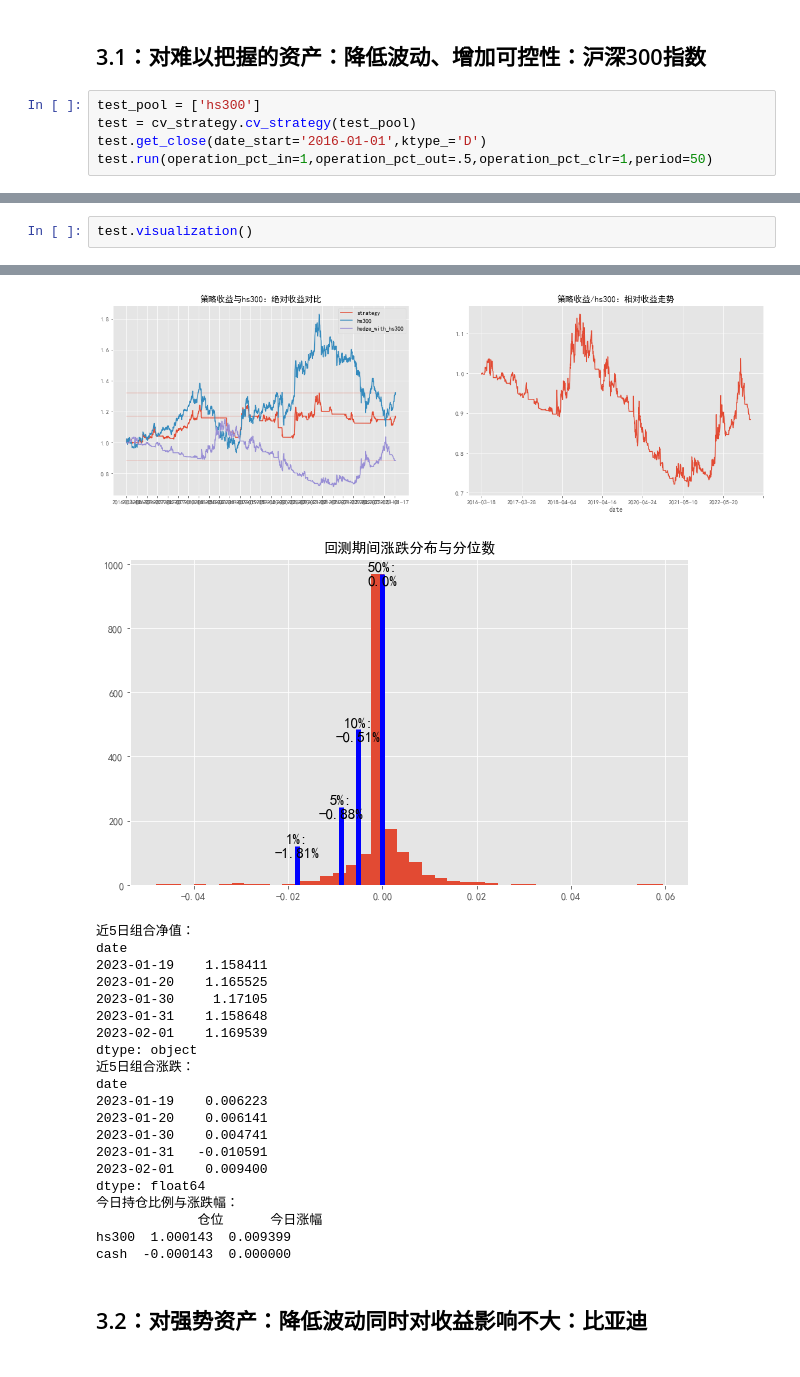
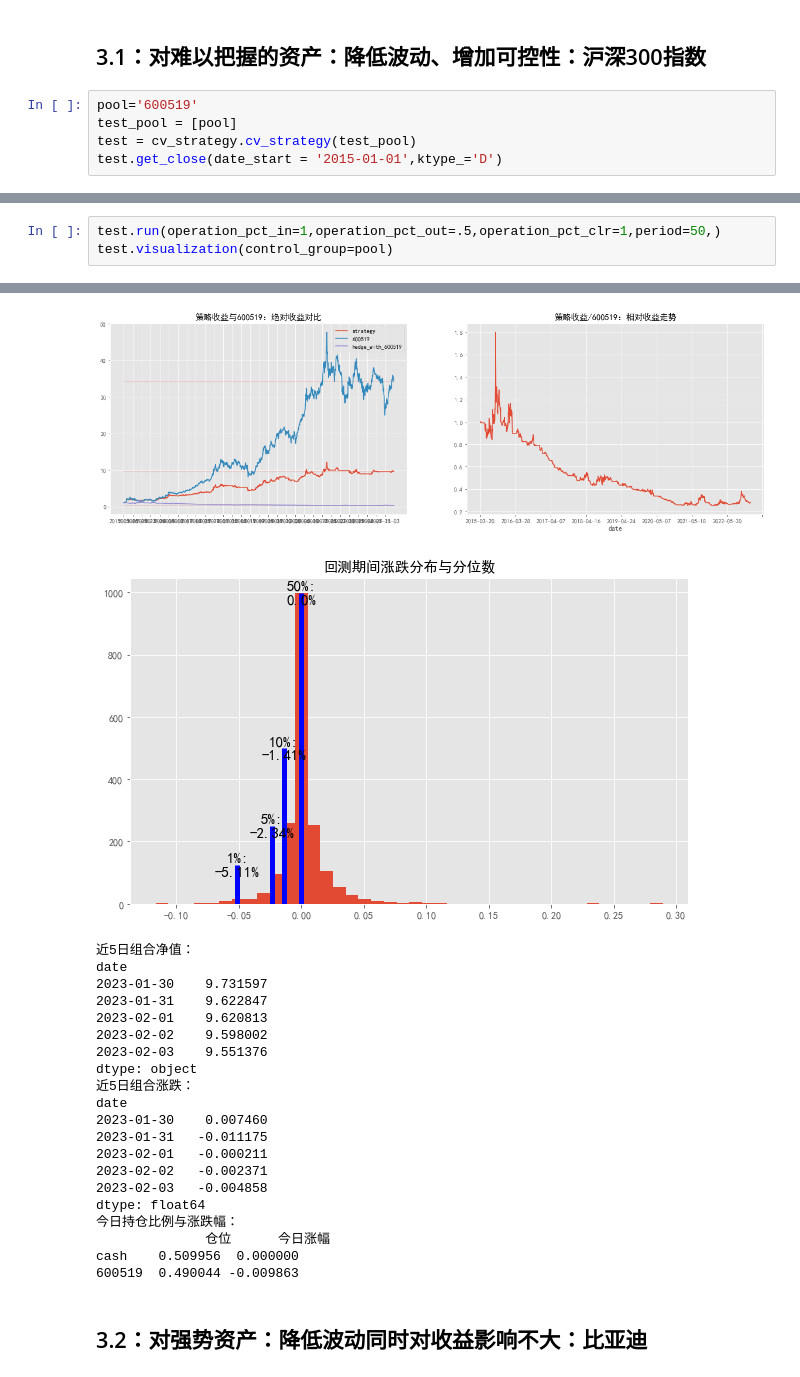
Before and after one commit to jwli601/stocks_stories, a Jupyter notebook: cv_strategy_intro.ipynb, the cells around one changed output, grey strips where cells are left out. Saved outputs shown, nothing was run; the diff lists cells and outputs as text.

```diff
--- a/cv_strategy_intro.ipynb
+++ b/cv_strategy_intro.ipynb
@@ -133,8 +136,8 @@ plt.show()
 # %% [markdown]
 ## 3.1：对难以把握的资产：降低波动、增加可控性：沪深300指数
 # %%
-test_pool = ['hs300']
+pool='600519'
+test_pool = [pool]
 test = cv_strategy.cv_strategy(test_pool)
-test.get_close(date_start='2016-01-01',ktype_='D')
-test.run(operation_pct_in=1,operation_pct_out=.5,operation_pct_clr=1,period=50)
+test.get_close(date_start = '2015-01-01',ktype_='D')
 # %% [output]
@@ -158,3 +147,4 @@ test.run(operation_pct_in=1,operation_pct_out=.5,operation_pct_clr=1,period=50)
 # %%
-test.visualization()
+test.run(operation_pct_in=1,operation_pct_out=.5,operation_pct_clr=1,period=50,)
+test.visualization(control_group=pool)
 # %% [output]
@@ -163,25 +169,25 @@ test.visualization()
-[figure, old version]
+[figure, new version]
-[figure, old version]
+[figure, new version]
 近5日组合净值：
 date
-2023-01-19    1.158411
-2023-01-20    1.165525
-2023-01-30     1.17105
-2023-01-31    1.158648
-2023-02-01    1.169539
+2023-01-30    9.731597
+2023-01-31    9.622847
+2023-02-01    9.620813
+2023-02-02    9.598002
+2023-02-03    9.551376
 dtype: object
 近5日组合涨跌：
 date
-2023-01-19    0.006223
-2023-01-20    0.006141
-2023-01-30    0.004741
-2023-01-31   -0.010591
-2023-02-01    0.009400
+2023-01-30    0.007460
+2023-01-31   -0.011175
+2023-02-01   -0.000211
+2023-02-02   -0.002371
+2023-02-03   -0.004858
 dtype: float64
 今日持仓比例与涨跌幅：
-             仓位      今日涨幅
-hs300  1.000143  0.009399
-cash  -0.000143  0.000000
+              仓位      今日涨幅
+cash    0.509956  0.000000
+600519  0.490044 -0.009863
 # %% [markdown]
 ## 3.2：对强势资产：降低波动同时对收益影响不大：比亚迪
 # %%
```
Also changed, not shown: parts of 11 cells of this notebook, 2 other files.
